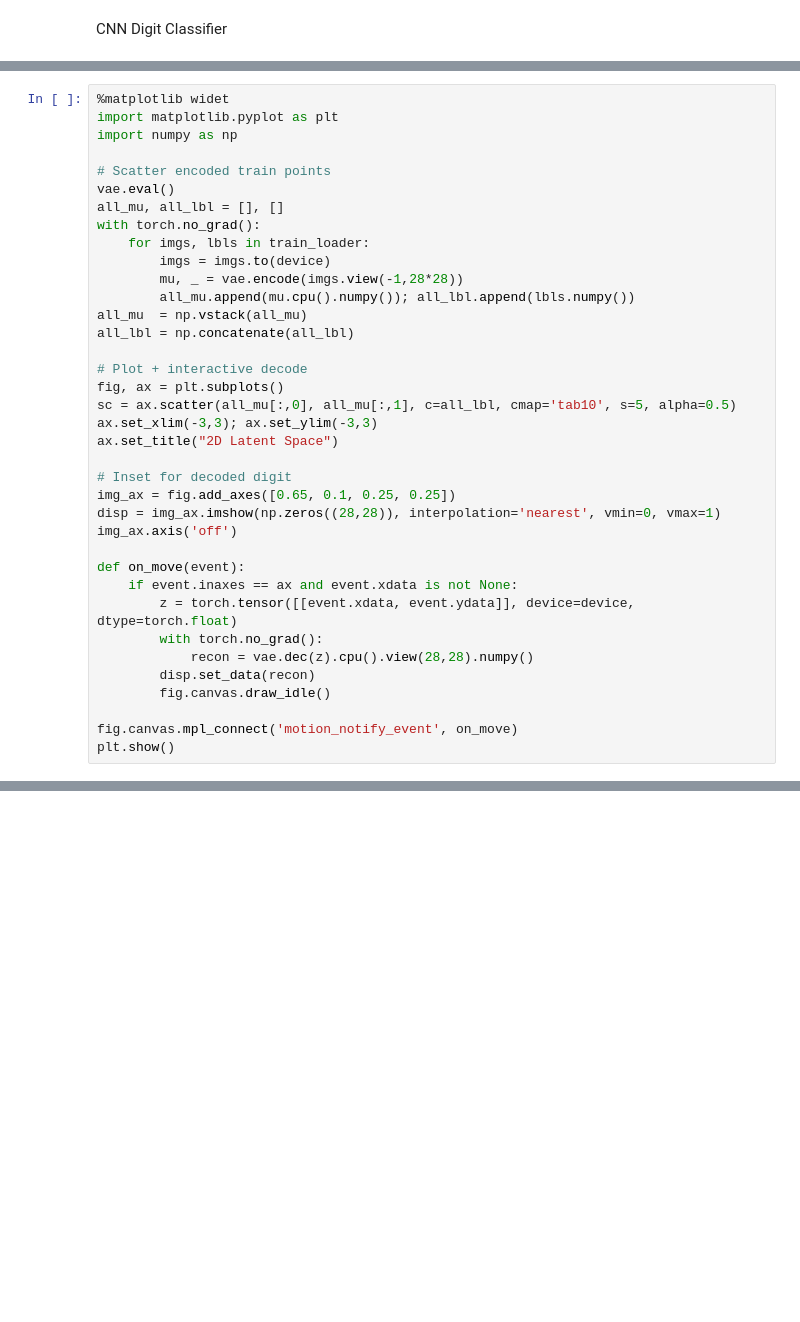
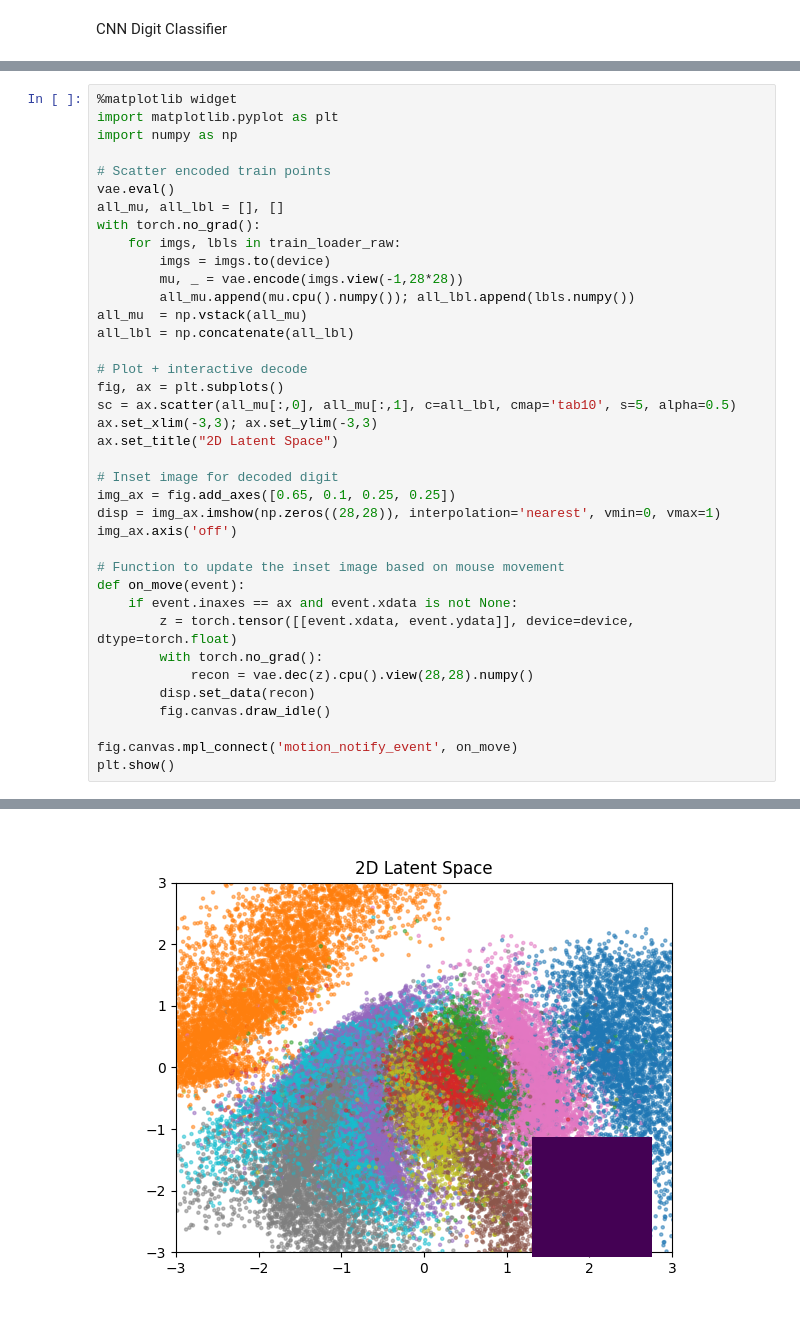
Before and after one commit to Jack-p-hammer/Creating_New_Numbers, a Jupyter notebook: Making_New_Numbers.ipynb, the cells around one changed output, grey strips where cells are left out. Drawn from its saved outputs; the diff is of its cells as text; blank space fills up the shorter version.

```diff
--- a/Making_New_Numbers.ipynb
+++ b/Making_New_Numbers.ipynb
@@ -195,5 +241,5 @@ plt.show()
 # %%
-%matplotlib widet
+%matplotlib widget
 import matplotlib.pyplot as plt
 import numpy as np
 
@@ -201,7 +247,7 @@ import numpy as np
 vae.eval()
 all_mu, all_lbl = [], []
 with torch.no_grad():
-    for imgs, lbls in train_loader:
+    for imgs, lbls in train_loader_raw:
         imgs = imgs.to(device)
         mu, _ = vae.encode(imgs.view(-1,28*28))
         all_mu.append(mu.cpu().numpy()); all_lbl.append(lbls.numpy())
@@ -214,11 +260,12 @@ sc = ax.scatter(all_mu[:,0], all_mu[:,1], c=all_lbl, cmap='tab10', s=5, alpha=0.
 ax.set_xlim(-3,3); ax.set_ylim(-3,3)
 ax.set_title("2D Latent Space")
 
-# Inset for decoded digit
+# Inset image for decoded digit
 img_ax = fig.add_axes([0.65, 0.1, 0.25, 0.25])
 disp = img_ax.imshow(np.zeros((28,28)), interpolation='nearest', vmin=0, vmax=1)
 img_ax.axis('off')
 
+# Function to update the inset image based on mouse movement
 def on_move(event):
     if event.inaxes == ax and event.xdata is not None:
         z = torch.tensor([[event.xdata, event.ydata]], device=device, dtype=torch.float)
@@ -234,0 +280 @@ plt.show()
+[figure, added]
```
Also changed, not shown: parts of 6 cells of this notebook, 3 other files.
